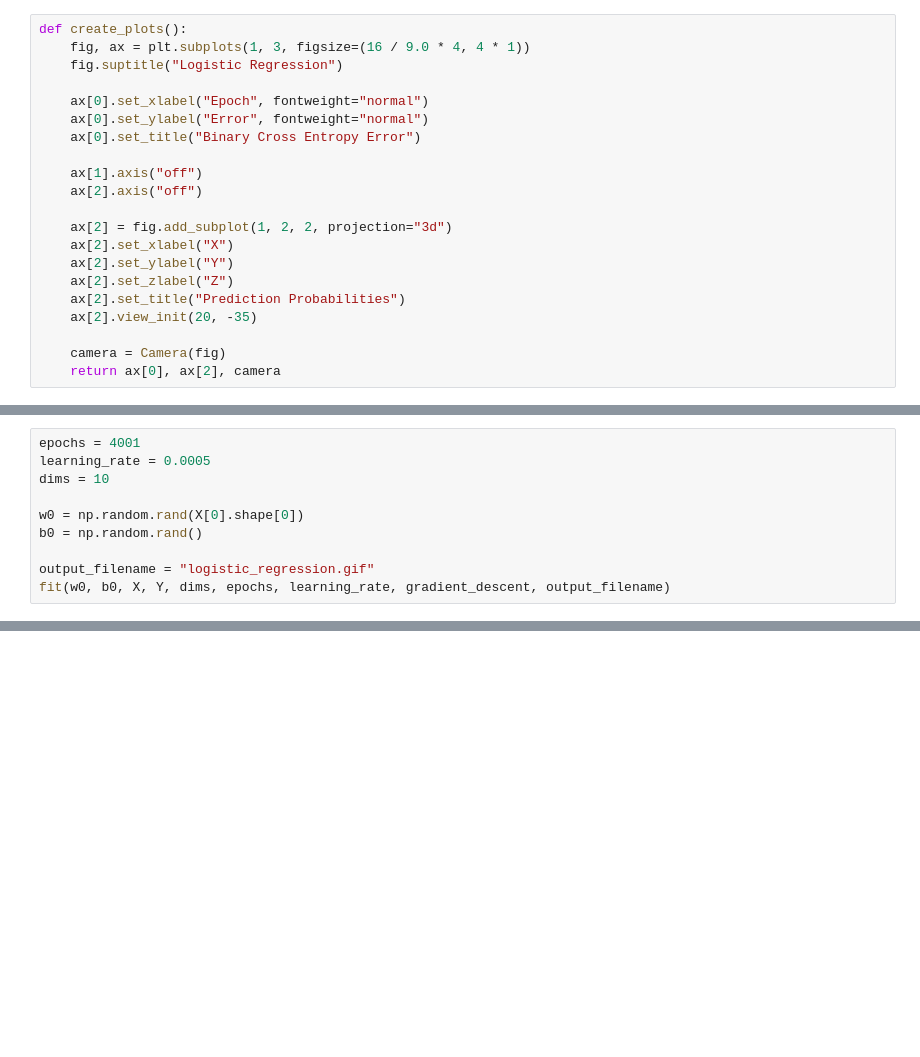
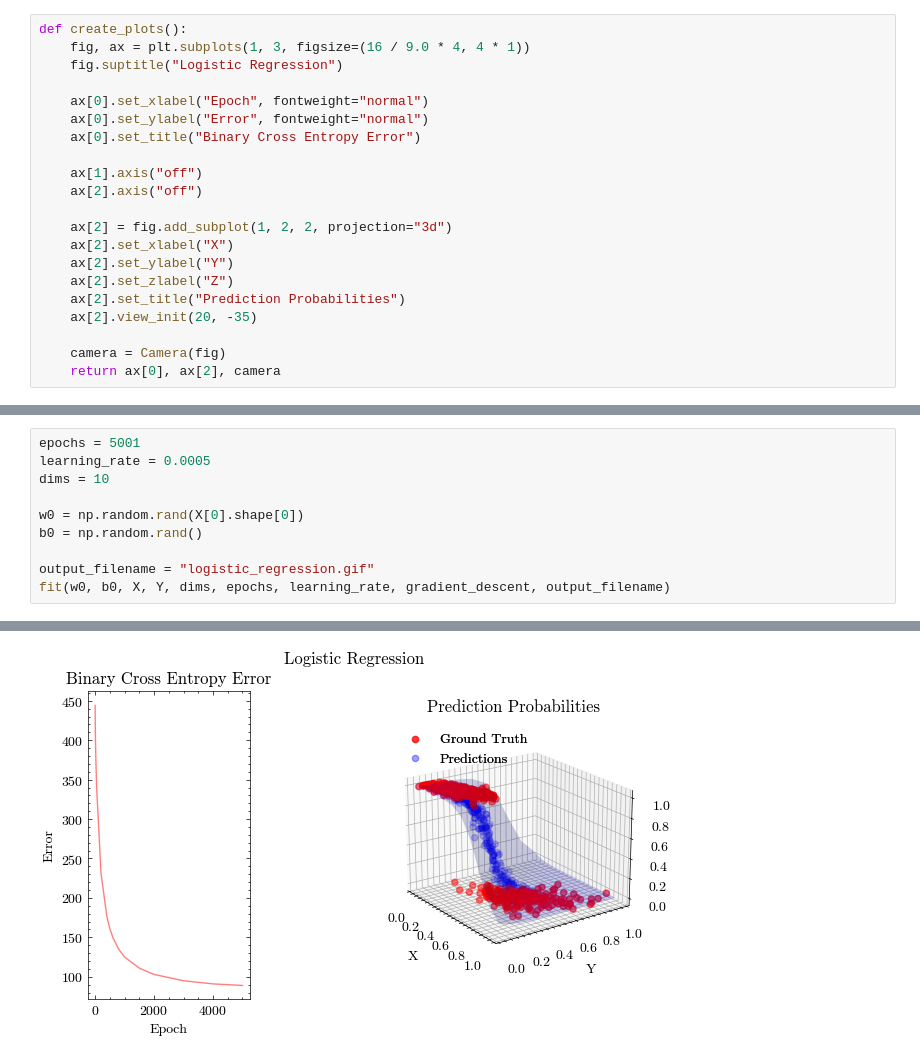
Before and after one commit to gavinkhung/logistic-regression, a Jupyter notebook: logistic-regression.ipynb, the cells around one changed output, grey strips where cells are left out. Cells and saved outputs as stored; diff of their text form; blank space fills up the shorter version.

```diff
--- a/logistic-regression.ipynb
+++ b/logistic-regression.ipynb
@@ -300,5 +313,5 @@ def fit(
 # %%
-epochs = 4001
+epochs = 5001
 learning_rate = 0.0005
 dims = 10
 
@@ -328,3 +341,4 @@ epoch:  4000, BCA: 91.61
+[figure, added]
 # %%
 Image(filename=output_filename)
 # %% [output]
```
Also changed, not shown: parts of 7 cells of this notebook, 2 other files.
